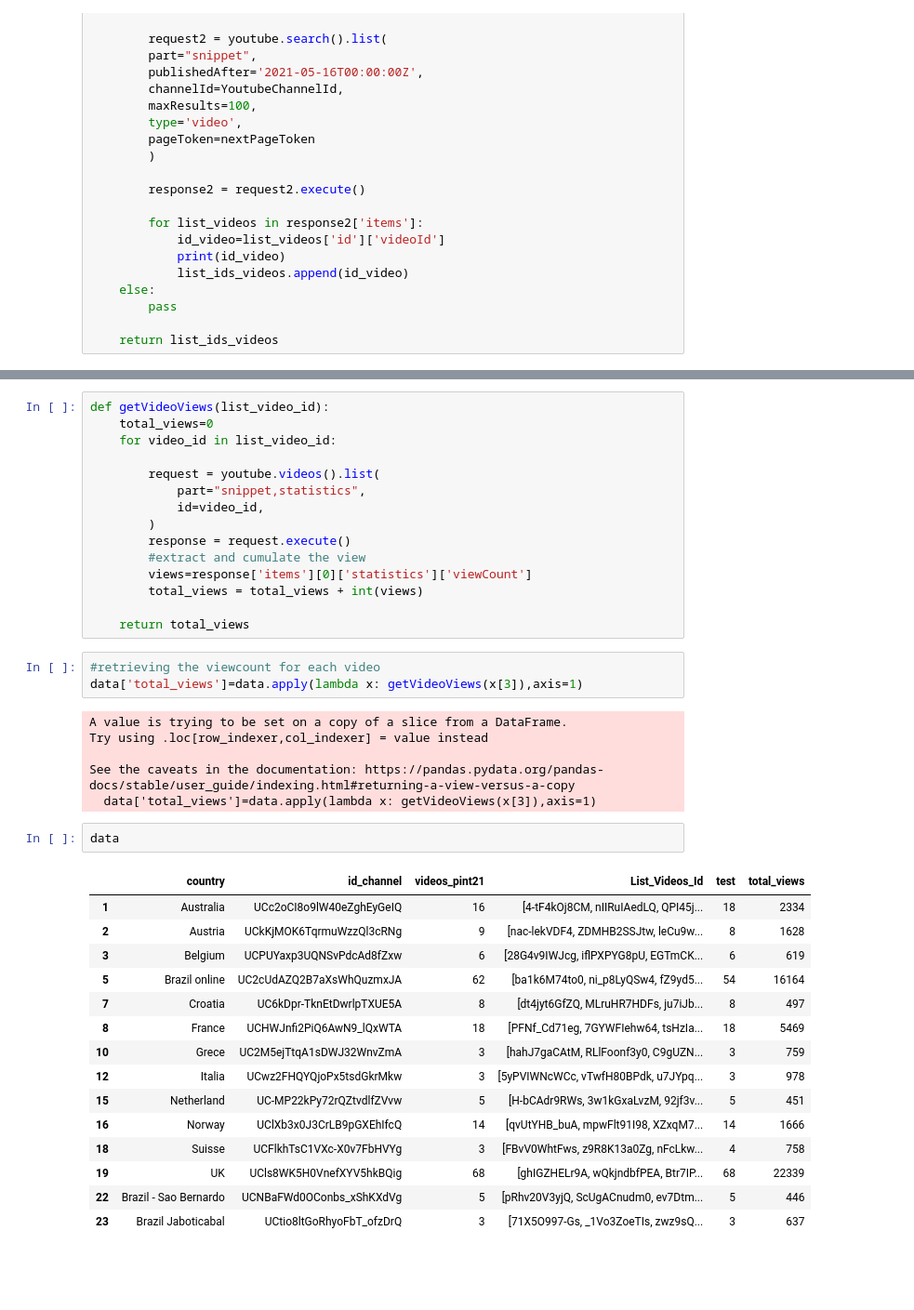
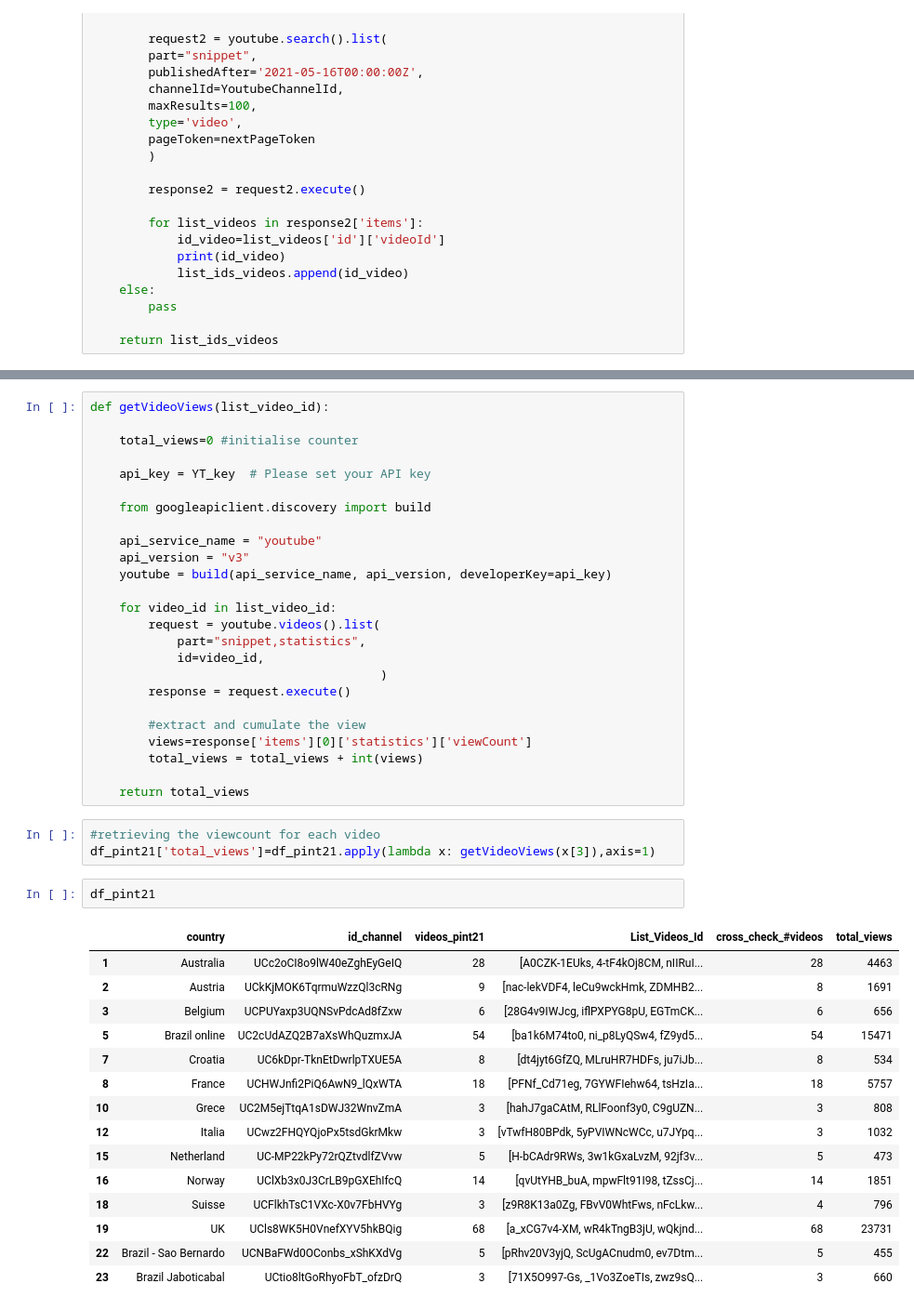
Before and after one commit to tfreyd/27.pint21-YT-stats, a Jupyter notebook: YT views #pint21.ipynb, the cells around one changed output, grey strips where cells are left out. Shown: that part at 93% size. Cells and saved outputs as stored; diff of their text form; blank space fills up the shorter version.

```diff
--- a/YT views #pint21.ipynb
+++ b/YT views #pint21.ipynb
@@ -274,13 +235,23 @@ data
 # %%
 def getVideoViews(list_video_id):
-    total_views=0
+
+    total_views=0 #initialise counter
+
+    api_key = YT_key  # Please set your API key
+
+    from googleapiclient.discovery import build
+
+    api_service_name = "youtube"
+    api_version = "v3"
+    youtube = build(api_service_name, api_version, developerKey=api_key)
+
     for video_id in list_video_id:
-
         request = youtube.videos().list(
             part="snippet,statistics",
             id=video_id,
-        )
+                                        )
         response = request.execute()
+
         #extract and cumulate the view
         views=response['items'][0]['statistics']['viewCount']
         total_views = total_views + int(views)
@@ -288,28 +259,22 @@ def getVideoViews(list_video_id):
     return total_views
 # %%
 #retrieving the viewcount for each video
-data['total_views']=data.apply(lambda x: getVideoViews(x[3]),axis=1)
+df_pint21['total_views']=df_pint21.apply(lambda x: getVideoViews(x[3]),axis=1)
-# %% [output]
-A value is trying to be set on a copy of a slice from a DataFrame.
-Try using .loc[row_indexer,col_indexer] = value instead
-
-See the caveats in the documentation: https://pandas.pydata.org/pandas-docs/stable/user_guide/indexing.html#returning-a-view-versus-a-copy
-  data['total_views']=data.apply(lambda x: getVideoViews(x[3]),axis=1)
-# %%
-data
-# %% [output]
-|  | country | id_channel | videos_pint21 | List_Videos_Id | test | total_views |
-| 1 | Australia | UCc2oCI8o9lW40eZghEyGeIQ | 16 | [4-tF4kOj8CM, nIIRuIAedLQ, QPI45j... | 18 | 2334 |
-| 2 | Austria | UCkKjMOK6TqrmuWzzQl3cRNg | 9 | [nac-lekVDF4, ZDMHB2SSJtw, leCu9w... | 8 | 1628 |
-| 3 | Belgium | UCPUYaxp3UQNSvPdcAd8fZxw | 6 | [28G4v9IWJcg, iflPXPYG8pU, EGTmCK... | 6 | 619 |
-| 5 | Brazil online | UC2cUdAZQ2B7aXsWhQuzmxJA | 62 | [ba1k6M74to0, ni_p8LyQSw4, fZ9yd5... | 54 | 16164 |
-| 7 | Croatia | UC6kDpr-TknEtDwrlpTXUE5A | 8 | [dt4jyt6GfZQ, MLruHR7HDFs, ju7iJb... | 8 | 497 |
-| 8 | France | UCHWJnfi2PiQ6AwN9_lQxWTA | 18 | [PFNf_Cd71eg, 7GYWFIehw64, tsHzIa... | 18 | 5469 |
-| 10 | Grece | UC2M5ejTtqA1sDWJ32WnvZmA | 3 | [hahJ7gaCAtM, RLlFoonf3y0, C9gUZN... | 3 | 759 |
-| 12 | Italia | UCwz2FHQYQjoPx5tsdGkrMkw | 3 | [5yPVIWNcWCc, vTwfH80BPdk, u7JYpq... | 3 | 978 |
-| 15 | Netherland | UC-MP22kPy72rQZtvdlfZVvw | 5 | [H-bCAdr9RWs, 3w1kGxaLvzM, 92jf3v... | 5 | 451 |
-| 16 | Norway | UClXb3x0J3CrLB9pGXEhIfcQ | 14 | [qvUtYHB_buA, mpwFlt91I98, XZxqM7... | 14 | 1666 |
-| 18 | Suisse | UCFlkhTsC1VXc-X0v7FbHVYg | 3 | [FBvV0WhtFws, z9R8K13a0Zg, nFcLkw... | 4 | 758 |
-| 19 | UK | UCls8WK5H0VnefXYV5hkBQig | 68 | [ghIGZHELr9A, wQkjndbfPEA, Btr7IP... | 68 | 22339 |
-| 22 | Brazil - Sao Bernardo | UCNBaFWd0OConbs_xShKXdVg | 5 | [pRhv20V3yjQ, ScUgACnudm0, ev7Dtm... | 5 | 446 |
-| 23 | Brazil Jaboticabal | UCtio8ltGoRhyoFbT_ofzDrQ | 3 | [71X5O997-Gs, _1Vo3ZoeTIs, zwz9sQ... | 3 | 637 |
+# %%
+df_pint21
+# %% [output]
+|  | country | id_channel | videos_pint21 | List_Videos_Id | cross_check_#videos | total_views |
+| 1 | Australia | UCc2oCI8o9lW40eZghEyGeIQ | 28 | [A0CZK-1EUks, 4-tF4kOj8CM, nIIRuI... | 28 | 4463 |
+| 2 | Austria | UCkKjMOK6TqrmuWzzQl3cRNg | 9 | [nac-lekVDF4, leCu9wckHmk, ZDMHB2... | 8 | 1691 |
+| 3 | Belgium | UCPUYaxp3UQNSvPdcAd8fZxw | 6 | [28G4v9IWJcg, iflPXPYG8pU, EGTmCK... | 6 | 656 |
+| 5 | Brazil online | UC2cUdAZQ2B7aXsWhQuzmxJA | 54 | [ba1k6M74to0, ni_p8LyQSw4, fZ9yd5... | 54 | 15471 |
+| 7 | Croatia | UC6kDpr-TknEtDwrlpTXUE5A | 8 | [dt4jyt6GfZQ, MLruHR7HDFs, ju7iJb... | 8 | 534 |
+| 8 | France | UCHWJnfi2PiQ6AwN9_lQxWTA | 18 | [PFNf_Cd71eg, 7GYWFIehw64, tsHzIa... | 18 | 5757 |
+| 10 | Grece | UC2M5ejTtqA1sDWJ32WnvZmA | 3 | [hahJ7gaCAtM, RLlFoonf3y0, C9gUZN... | 3 | 808 |
+| 12 | Italia | UCwz2FHQYQjoPx5tsdGkrMkw | 3 | [vTwfH80BPdk, 5yPVIWNcWCc, u7JYpq... | 3 | 1032 |
+| 15 | Netherland | UC-MP22kPy72rQZtvdlfZVvw | 5 | [H-bCAdr9RWs, 3w1kGxaLvzM, 92jf3v... | 5 | 473 |
+| 16 | Norway | UClXb3x0J3CrLB9pGXEhIfcQ | 14 | [qvUtYHB_buA, mpwFlt91I98, tZssCj... | 14 | 1851 |
+| 18 | Suisse | UCFlkhTsC1VXc-X0v7FbHVYg | 3 | [z9R8K13a0Zg, FBvV0WhtFws, nFcLkw... | 4 | 796 |
+| 19 | UK | UCls8WK5H0VnefXYV5hkBQig | 68 | [a_xCG7v4-XM, wR4kTngB3jU, wQkjnd... | 68 | 23731 |
+| 22 | Brazil - Sao Bernardo | UCNBaFWd0OConbs_xShKXdVg | 5 | [pRhv20V3yjQ, ScUgACnudm0, ev7Dtm... | 5 | 455 |
+| 23 | Brazil Jaboticabal | UCtio8ltGoRhyoFbT_ofzDrQ | 3 | [71X5O997-Gs, _1Vo3ZoeTIs, zwz9sQ... | 3 | 660 |
```
Also changed, not shown: parts of 28 cells of this notebook, 1 other file.
